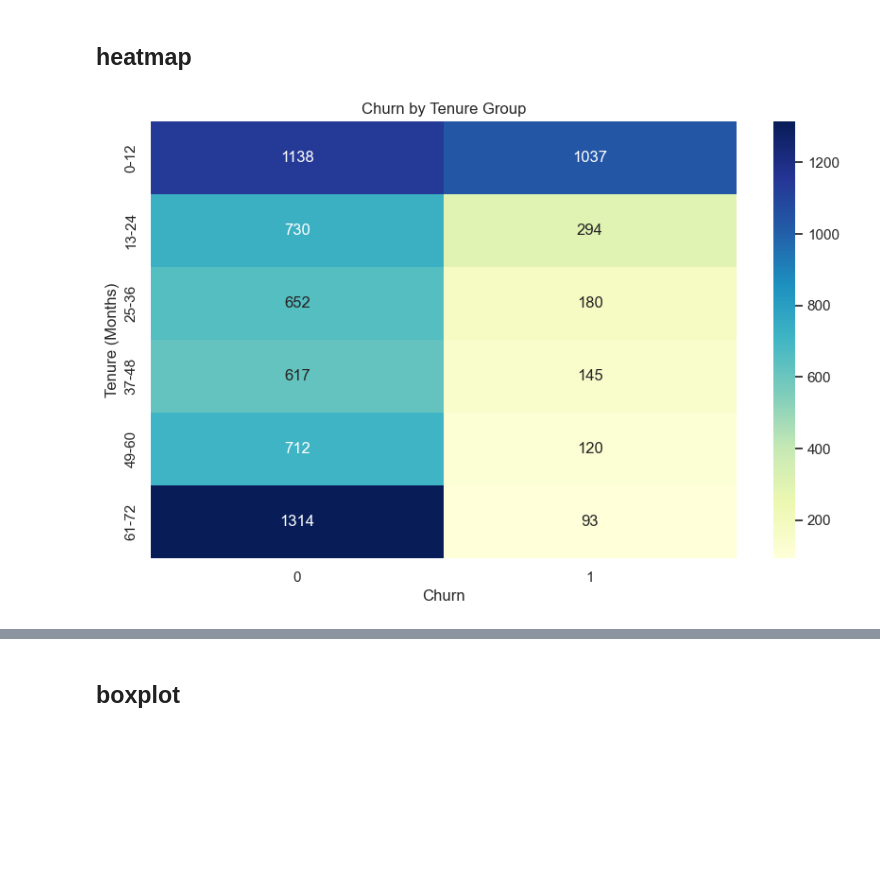
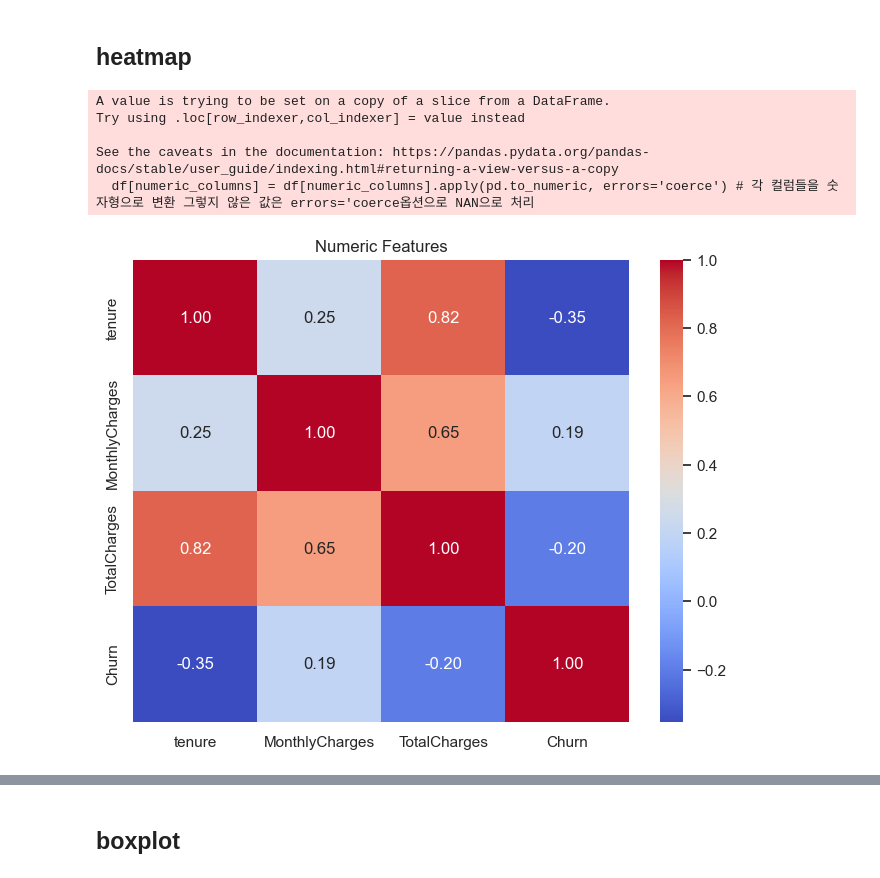
Before and after one commit to daewoong12/d_h, a Jupyter notebook: 25_파이썬데이터분석_실습_통신사고객이탈.ipynb, the cells around one changed output, grey strips where cells are left out. Drawn from its saved outputs; the diff is of its cells as text; code cells hidden in the pictures; blank space fills up the shorter version.

```diff
--- a/25_파이썬데이터분석_실습_통신사고객이탈.ipynb
+++ b/25_파이썬데이터분석_실습_통신사고객이탈.ipynb
@@ -695,14 +641,25 @@ plt.show()
 3. 가입 기간이 긴 고객 : 길수록 낮은 이탈률이 낮아지고 유지 고객이 많아지는 현상을 볼 수 있다. 이는 장기 가입 고객일수록 서비스에 대한 만족도가 높거나, 서비스에 익숙해져서 이탈 가능성이 낮아진다는 것을 추정할 수 있다.
 # %% [markdown]
 ## heatmap
-# %%
-heatmap_data = df.pivot_table(index='tenure_group', columns='Churn', aggfunc='size', fill_value=0)
-
-plt.figure(figsize=(10, 6))
-sns.heatmap(heatmap_data, annot=True, fmt="d", cmap="YlGnBu")
-plt.title('Churn by Tenure Group')
-plt.xlabel('Churn')
-plt.ylabel('Tenure (Months)')
-plt.show()
-# %% [output]
-[figure, removed]
+# %%
+# 숫자형 변수 선택
+numeric_columns = ['tenure', 'MonthlyCharges', 'TotalCharges', 'Churn']
+# 숫자형 변수 확인 및 변환
+df[numeric_columns] = df[numeric_columns].apply(pd.to_numeric, errors='coerce') # 각 컬럼들을 숫자형으로 변환 그렇지 않은 값은 errors='coerce옵션으로 NAN으로 처리
+# 결측값 처리
+df = df.dropna(subset=numeric_columns)
+# 상관관계 계산
+t_m_t_c_matrix = df[numeric_columns].corr()
+
+# 상관관계 히트맵 시각화
+plt.figure(figsize=(8, 6))
+sns.heatmap(t_m_t_c_matrix, annot=True, cmap="coolwarm", fmt=".2f")
+plt.title('Numeric Features')
+plt.show()
+# %% [output]
+A value is trying to be set on a copy of a slice from a DataFrame.
+Try using .loc[row_indexer,col_indexer] = value instead
+
+See the caveats in the documentation: https://pandas.pydata.org/pandas-docs/stable/user_guide/indexing.html#returning-a-view-versus-a-copy
+  df[numeric_columns] = df[numeric_columns].apply(pd.to_numeric, errors='coerce') # 각 컬럼들을 숫자형으로 변환 그렇지 않은 값은 errors='coerce옵션으로 NAN으로 처리
+[figure, added]
```
Also changed, not shown: parts of 6 cells of this notebook.
